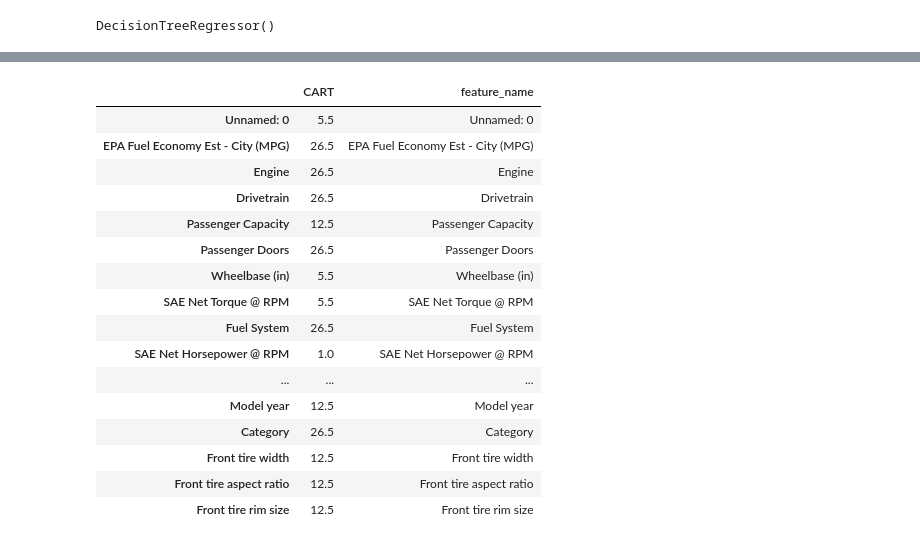
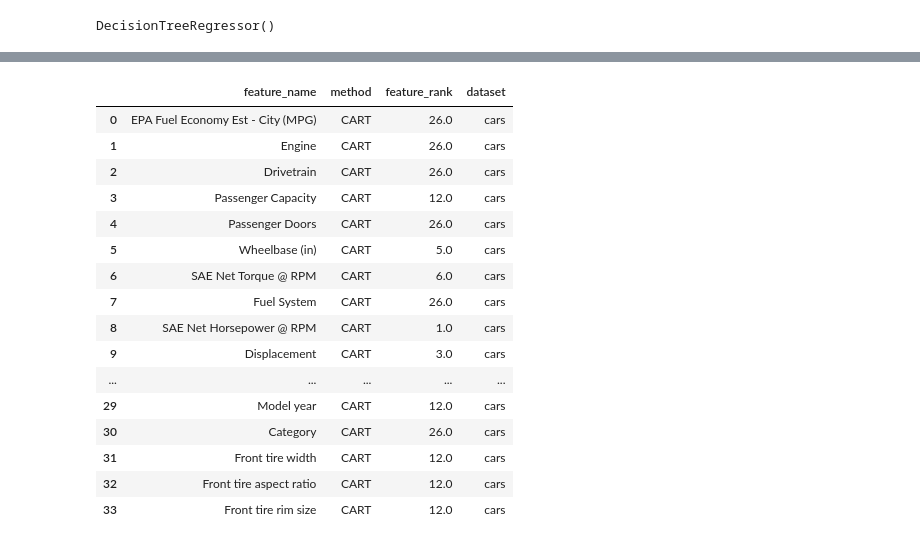
Before and after one commit to jorgedelpozolerida/KDS_Statistics_GroupProject, a Jupyter notebook: src/CART for cars.ipynb, the cells around one changed output, grey strips where cells are left out. Cells and saved outputs as stored; diff of their text form; code cells hidden in the pictures.

Commit message:
CART merge feature ranks

```diff
--- a/src/CART for cars.ipynb
+++ b/src/CART for cars.ipynb
@@ -126,22 +143,3 @@ for method_name, rank_list in ranks.items():
     rank_df[method_name] = decimalrank_df[method_name].rank(ascending=False)
 
 rank_df['feature_name'] = rank_df.index
-rank_df
-# %% [output]
-|  | CART | feature_name |
-| Unnamed: 0 | 5.5 | Unnamed: 0 |
-| EPA Fuel Economy Est - City (MPG) | 26.5 | EPA Fuel Economy Est - City (MPG) |
-| Engine | 26.5 | Engine |
-| Drivetrain | 26.5 | Drivetrain |
-| Passenger Capacity | 12.5 | Passenger Capacity |
-| Passenger Doors | 26.5 | Passenger Doors |
-| Wheelbase (in) | 5.5 | Wheelbase (in) |
-| SAE Net Torque @ RPM | 5.5 | SAE Net Torque @ RPM |
-| Fuel System | 26.5 | Fuel System |
-| SAE Net Horsepower @ RPM | 1.0 | SAE Net Horsepower @ RPM |
-| ... | ... | ... |
-| Model year | 12.5 | Model year |
-| Category | 26.5 | Category |
-| Front tire width | 12.5 | Front tire width |
-| Front tire aspect ratio | 12.5 | Front tire aspect ratio |
-| Front tire rim size | 12.5 | Front tire rim size |
@@ -149,0 +146,22 @@ rank_df.to_csv('../data/cars_featureranks_CART.csv', sep=';',index=False)
+# %%
+ranksout = rank_df.melt(id_vars = 'feature_name', var_name='method', value_name='feature_rank')
+ranksout['dataset'] = 'cars'
+ranksout
+# %% [output]
+|  | feature_name | method | feature_rank | dataset |
+| 0 | EPA Fuel Economy Est - City (MPG) | CART | 26.0 | cars |
+| 1 | Engine | CART | 26.0 | cars |
+| 2 | Drivetrain | CART | 26.0 | cars |
+| 3 | Passenger Capacity | CART | 12.0 | cars |
+| 4 | Passenger Doors | CART | 26.0 | cars |
+| 5 | Wheelbase (in) | CART | 5.0 | cars |
+| 6 | SAE Net Torque @ RPM | CART | 6.0 | cars |
+| 7 | Fuel System | CART | 26.0 | cars |
+| 8 | SAE Net Horsepower @ RPM | CART | 1.0 | cars |
+| 9 | Displacement | CART | 3.0 | cars |
+| ... | ... | ... | ... | ... |
+| 29 | Model year | CART | 12.0 | cars |
+| 30 | Category | CART | 26.0 | cars |
+| 31 | Front tire width | CART | 12.0 | cars |
+| 32 | Front tire aspect ratio | CART | 12.0 | cars |
+| 33 | Front tire rim size | CART | 12.0 | cars |
```
Also changed, not shown: parts of 6 cells of this notebook, 15 other files.
